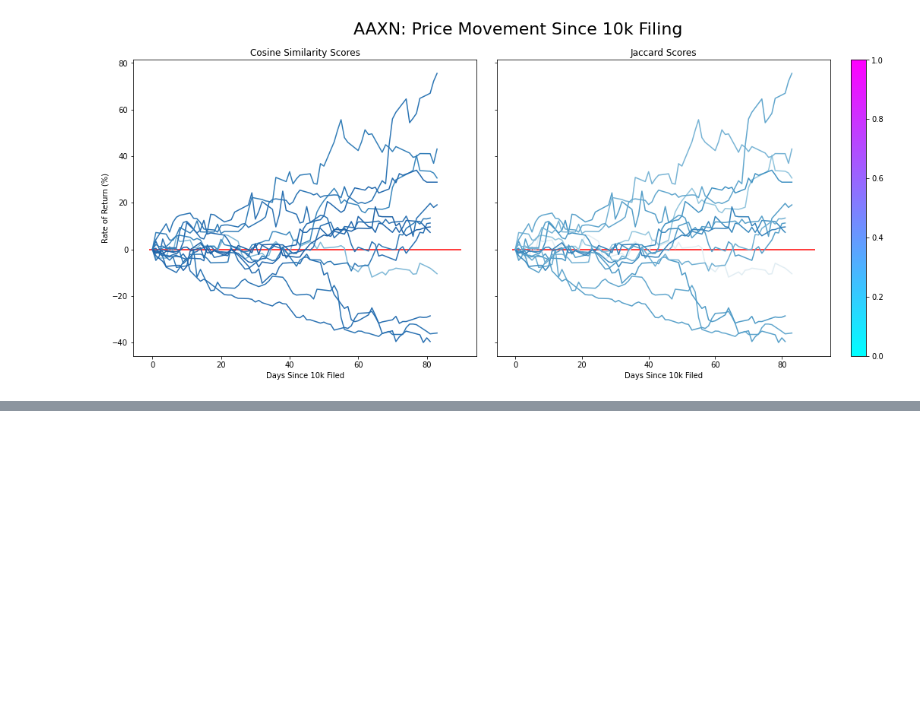
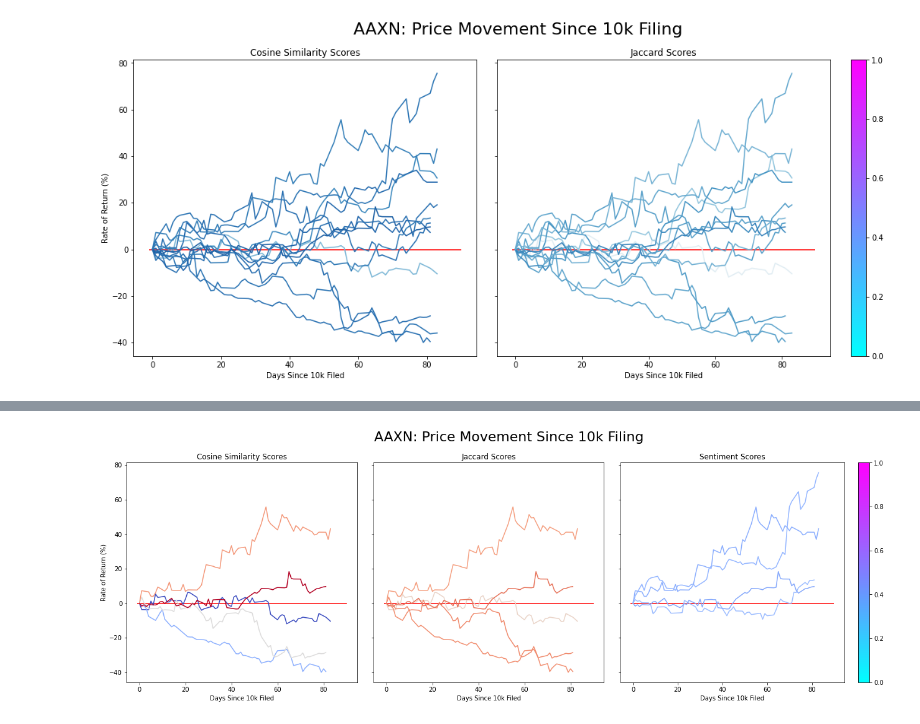
Before and after one commit to rlew631/NLP_stock_analysis, a Jupyter notebook: 10k_visualization.ipynb, the cells around one changed output, grey strips where cells are left out. Drawn from its saved outputs; the diff is of its cells as text; code cells hidden in the pictures; blank space fills up the shorter version.

```diff
--- a/10k_visualization.ipynb
+++ b/10k_visualization.ipynb
@@ -413,0 +461,80 @@ for i,j in enumerate(ax3.lines):
+# %%
+# The color mapping for the first graph is wrong!!!! it is being done chronologically, not based on the score.
+# The values being passed and the color mappings are correct though!
+
+cmap2 = sns.color_palette("coolwarm", as_cmap=True)
+start_dates = list(prices_df[prices_df['cosine_score'] > 0].index)
+
+f, (ax1, ax2, ax3) = plt.subplots(1, 3,
+                             sharey=True,
+                             gridspec_kw={'width_ratios':[7,7,8.5],
+                                          'height_ratios':[7]}
+                            )
+
+f.set_figheight(5.5)
+f.set_figwidth(18)
+f.tight_layout()
+plt.suptitle(str(tickers[cik]).upper() + ': Price Movement Since 10k Filing',
+             y=1.09,
+             fontsize = 22)
+
+## Plot 1
+ax1.title.set_text('Cosine Similarity Scores')
+plt.setp(ax1, ylabel='Rate of Return (%)')
+plt.setp(ax1, xlabel='Days Since 10k Filed')
+ax1.hlines(0,xmin = -1,xmax = 90, color='red')
+
+cos_scores = []
+cos_list = sorted([value for value in list(prices_df.cosine_score.values) if value >=0])
+quartiles = [cos_list[0],cos_list[num_vals//4],cos_list[num_vals//2],cos_list[num_vals*3//4],cos_list[num_vals-1]]
+for i in range(len(start_dates)-1):
+    plot_df = prices_df.iloc[start_dates[i]:start_dates[i+1],:]
+    if plot_df.cosine_score.values[0] in quartiles:
+        cos_scores.append(plot_df.cosine_score.sum())
+        time_elapsed = [(date - list(plot_df.dates)[0]).days for date in list(plot_df.dates)]
+        opening_prices = np.multiply(np.subtract(np.divide(list(plot_df.Open.values),list(plot_df.Open.values)[0]),1),100)
+        ax1.plot(time_elapsed, opening_prices)
+#colors = [cmap2(i) for i in quartiles]
+colors = [cmap2(i) for i in np.linspace(0,1,5)]
+for i,line in enumerate(ax1.lines):
+    line.set_color(colors[i])
+
+## Plot 2
+ax2.title.set_text('Jaccard Scores')
+plt.setp(ax2, xlabel='Days Since 10k Filed')
+ax2.hlines(0,xmin = -1,xmax = 90, color='red')
+
+jaccard_scores = []
+jaccard_list = sorted([value for value in list(prices_df.jaccard_score.values) if value >=0])
+quartiles = [jaccard_list[0],jaccard_list[num_vals//4],jaccard_list[num_vals//2],jaccard_list[num_vals*3//4],jaccard_list[num_vals-1]]
+for i in range(len(start_dates)-1):
+    plot_df = prices_df.iloc[start_dates[i]:start_dates[i+1],:]
+    if plot_df.jaccard_score.values[0] in quartiles:
+        jaccard_scores.append(plot_df.jaccard_score.sum())
+        time_elapsed = [(date - list(plot_df.dates)[0]).days for date in list(plot_df.dates)]
+        opening_prices = np.multiply(np.subtract(np.divide(list(plot_df.Open.values),list(plot_df.Open.values)[0]),1),100)
+        ax2.plot(time_elapsed, opening_prices)
+colors = [cmap2(i) for i in jaccard_scores]
+for i,line in enumerate(ax2.lines):
+    line.set_color(colors[i])
+
+## Plot 3
+ax3.title.set_text('Sentiment Scores')
+plt.setp(ax3, xlabel='Days Since 10k Filed')
+f.colorbar(cm.ScalarMappable(cmap=cmap), ax=ax3)
+ax3.hlines(0,xmin = -1,xmax = 90, color='red')
+sentiment_scores = []
+sentiment_list = sorted([value for value in list(prices_df.sentiment_score.values) if value >=0])
+quartiles = [sentiment_list[0],sentiment_list[num_vals//4],sentiment_list[num_vals//2],sentiment_list[num_vals*3//4],sentiment_list[num_vals-1]]
+for i in range(len(start_dates)-1):
+    plot_df = prices_df.iloc[start_dates[i]:start_dates[i+1],:]
+    if plot_df.sentiment_score.values[0] in quartiles:
+        sentiment_scores.append(plot_df.sentiment_score.sum())
+        time_elapsed = [(date - list(plot_df.dates)[0]).days for date in list(plot_df.dates)]
+        opening_prices = np.multiply(np.subtract(np.divide(list(plot_df.Open.values),list(plot_df.Open.values)[0]),1),100)
+        ax3.plot(time_elapsed, opening_prices)
+colors = [cmap2(i) for i in sentiment_scores]
+for i,line in enumerate(ax3.lines):
+    line.set_color(colors[i])
+# %% [output]
+[figure, added]
```
Also changed, not shown: parts of 8 cells of this notebook.
